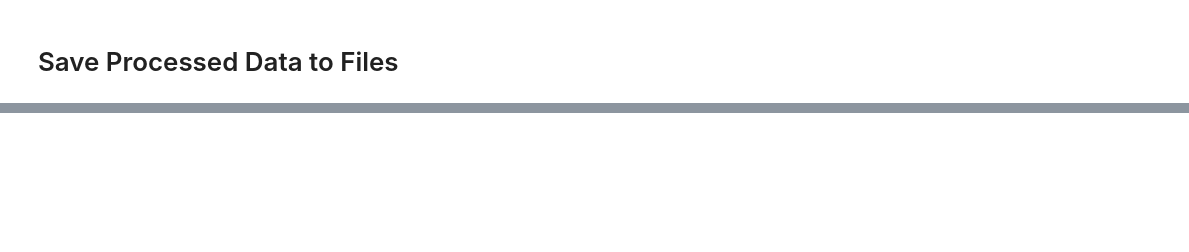
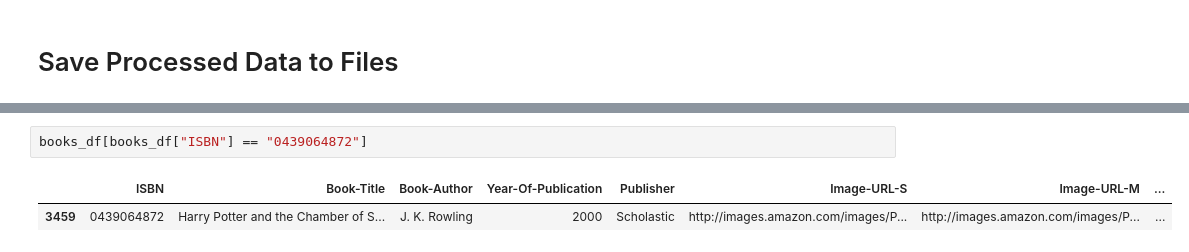
Before and after one commit to youssefeltesh21/depi-proj, a Jupyter notebook: notebooks/eda_preprocessing.ipynb, the cells around one changed output, grey strips where cells are left out. Drawn from its saved outputs; the diff is of its cells as text; blank space fills up the shorter version.

```diff
--- a/notebooks/eda_preprocessing.ipynb
+++ b/notebooks/eda_preprocessing.ipynb
@@ -335,0 +341,5 @@ with open("../data/processed/mappers.json", "w") as f:
+# %%
+books_df[books_df["ISBN"] == "0439064872"]
+# %% [output]
+|  | ISBN | Book-Title | Book-Author | Year-Of-Publication | Publisher | Image-URL-S | Image-URL-M | ... |
+| 3459 | 0439064872 | Harry Potter and the Chamber of S... | J. K. Rowling | 2000 | Scholastic | http://images.amazon.com/images/P... | http://images.amazon.com/images/P... | ... |
```
Also changed, not shown: parts of 12 cells of this notebook, 6 other files.
